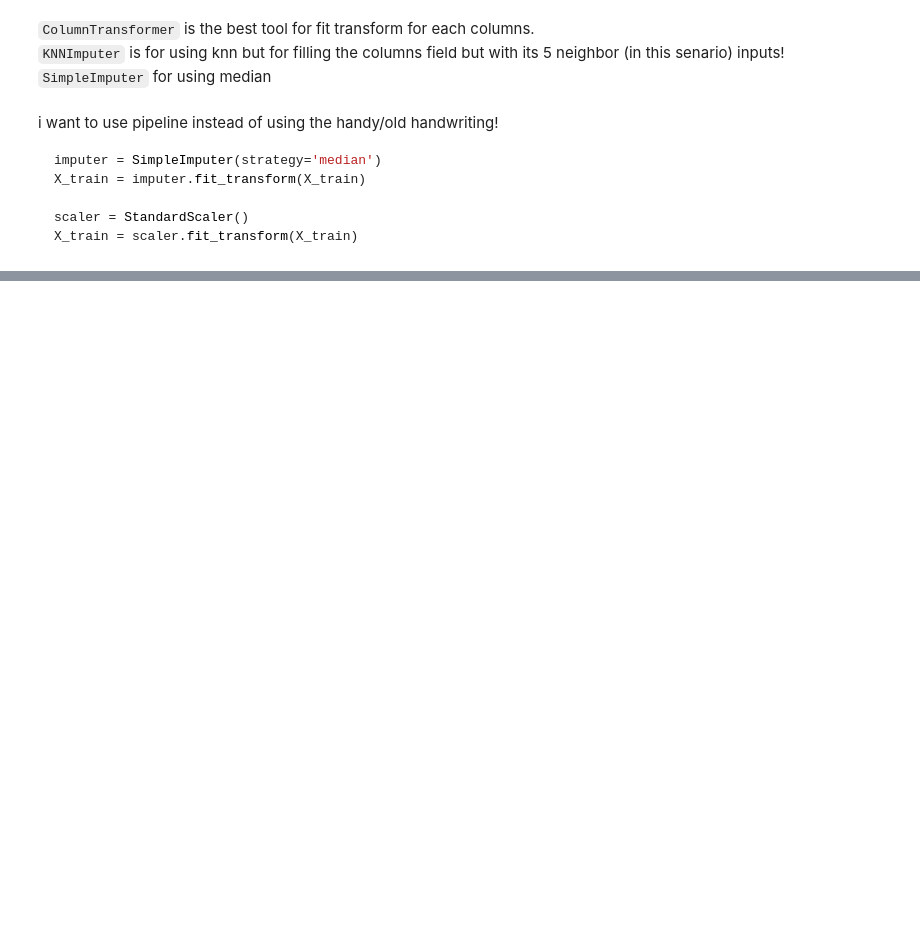
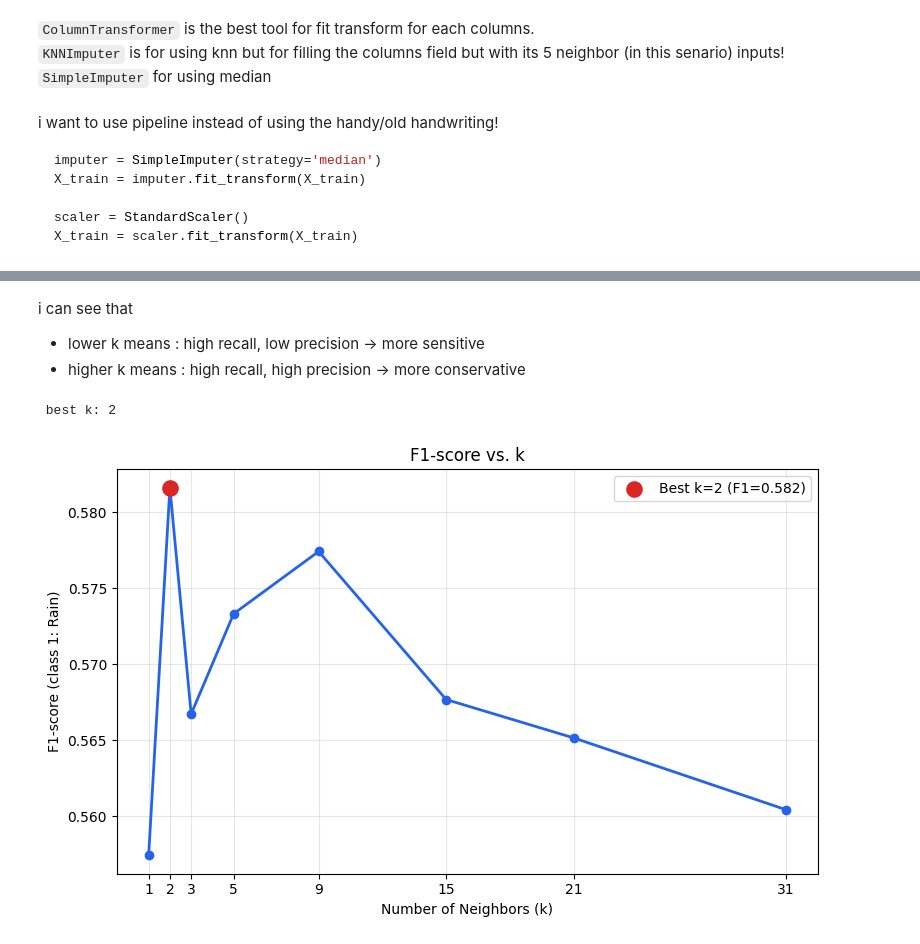
Before and after one commit to ErfanMasoudiBA/GenAI-Vision-Bootcamp, a Jupyter notebook: 02_supervised_machine_learning/یادگیری ماشین نظارت شده/پروژه/notebooks/practice02.ipynb, the cells around one changed output, grey strips where cells are left out. Saved outputs shown, nothing was run; the diff lists cells and outputs as text; code cells hidden in the pictures; blank space fills up the shorter version.

```diff
--- a/02_supervised_machine_learning/یادگیری ماشین نظارت شده/پروژه/notebooks/practice02.ipynb
+++ b/02_supervised_machine_learning/یادگیری ماشین نظارت شده/پروژه/notebooks/practice02.ipynb
@@ -435,0 +403,29 @@ plt.show()
+# %%
+prep = Pipeline(model.steps[:-1])
+
+X_train_t = prep.fit_transform(X_train, y_train)
+X_test_t  = prep.transform(X_test)
+# %%
+y_train_arr = np.asarray(y_train)
+
+k_values = [1, 2, 3, 5, 9, 15, 21, 31]
+max_k = max(k_values)
+
+knn = KNeighborsClassifier(n_neighbors=max_k)
+knn.fit(X_train_t, y_train_arr)
+
+_, neigh_idx = knn.kneighbors(X_test_t, n_neighbors=max_k)
+# %%
+neighbor_labels = y_train_arr[neigh_idx]
+# %%
+from sklearn.metrics import f1_score, precision_score, recall_score
+
+f1_scores = []
+for k in k_values:
+    votes = neighbor_labels[:, :k]
+    pred = (votes.mean(axis=1) >= 0.5).astype(float)
+    f1 = f1_score(y_test, pred, pos_label=1.0)
+    prec = precision_score(y_test, pred, pos_label=1.0)
+    rec = recall_score(y_test, pred, pos_label=1.0)
+    f1_scores.append(f1)
+    print(f"k={k:>2} → F1: {f1:.4f} | Precision: {prec:.4f} | Recall: {rec:.4f}")
@@ -435,0 +441,27 @@ plt.show()
+# %% [markdown]
+i can see that
+- lower k means : high recall, low precision -> more sensitive
+- higher k means : high recall, high precision -> more conservative
+# %%
+best_k = k_values[int(np.argmax(f1_scores))]
+print(f"\n best k: {best_k}")
+# %% [output]
+ best k: 2
+# %%
+plt.figure(figsize=(8, 5))
+plt.plot(k_values, f1_scores, marker='o', color='#2563eb', linewidth=2)
+
+bi = int(np.argmax(f1_scores))
+plt.scatter(k_values[bi], f1_scores[bi], color='#dc2626', s=120, zorder=5,
+            label=f'Best k={k_values[bi]} (F1={f1_scores[bi]:.3f})')
+
+plt.xlabel('Number of Neighbors (k)')
+plt.ylabel('F1-score (class 1: Rain)')
+plt.title('F1-score vs. k')
+plt.xticks(k_values)
+plt.grid(alpha=0.3)
+plt.legend()
+plt.tight_layout()
+plt.show()
+# %% [output]
+[figure, added]
```
Also changed, not shown: parts of 13 cells of this notebook.
